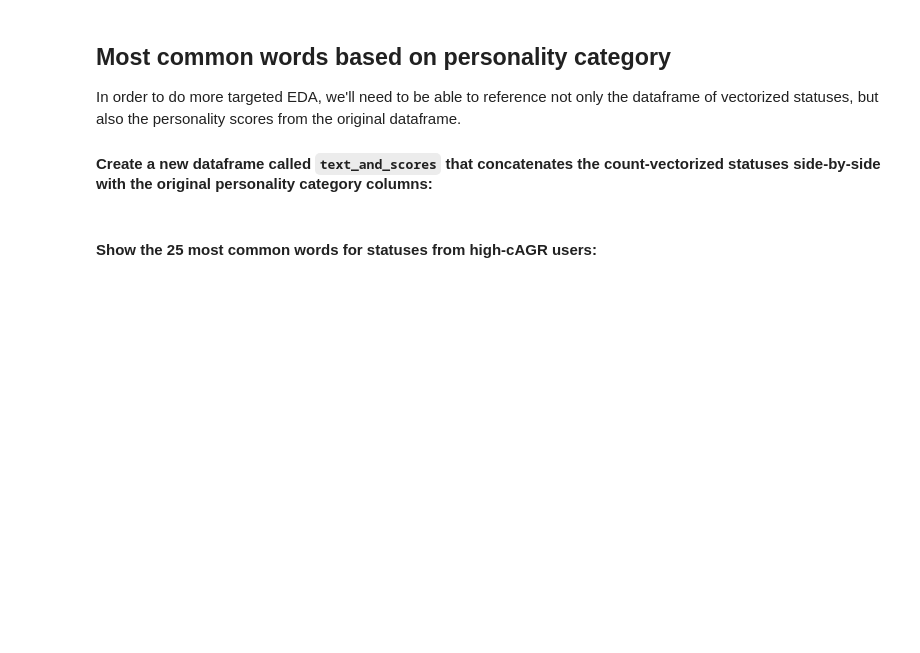
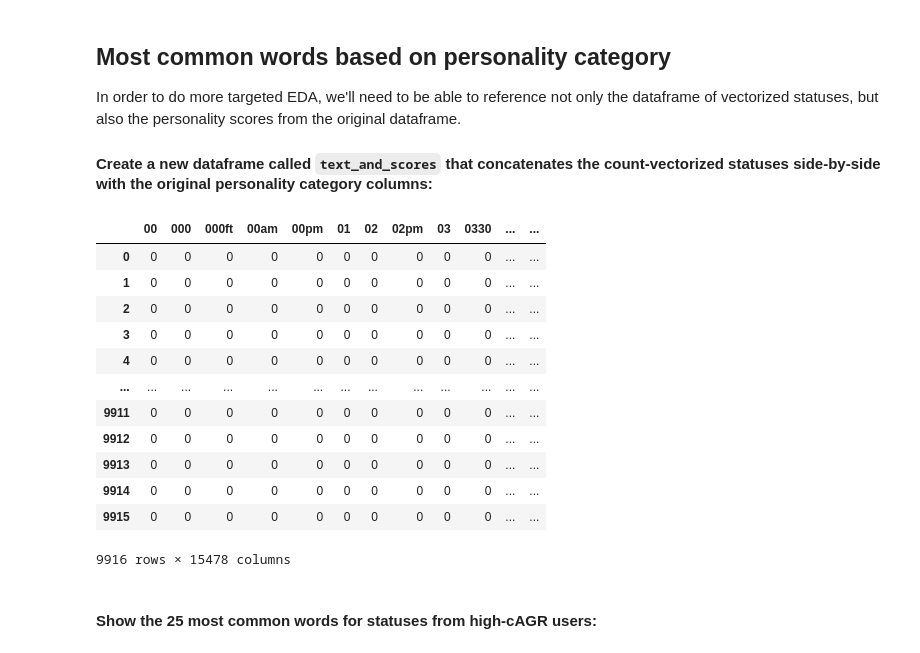
Before and after one commit to woodstockwins/1213-iris, a Jupyter notebook: labs/5.02-lab-nlp-master/lab-5.02-gene.ipynb, the cells around one changed output. Cells and saved outputs as stored; diff of their text form; code cells hidden in the pictures; blank space fills up the shorter version.

```diff
--- a/labs/5.02-lab-nlp-master/lab-5.02-gene.ipynb
+++ b/labs/5.02-lab-nlp-master/lab-5.02-gene.ipynb
@@ -434,5 +481,22 @@ Hint: The attached PDF also contains an explanation.
 In order to do more targeted EDA, we'll need to be able to reference not only the dataframe of vectorized statuses, but also the personality scores from the original dataframe.
 
 #### Create a new dataframe called `text_and_scores` that concatenates the count-vectorized statuses side-by-side with the original personality category columns:
+# %%
+text_and_scores = status_tf.join(df[['sext', 'sneu', 'sarg', 'scon', 'sopn', 'cext', 'cneu', 'carg', 'ccon', 'copn']])
+text_and_scores
+# %% [output]
+|  | 00 | 000 | 000ft | 00am | 00pm | 01 | 02 | 02pm | 03 | 0330 | ... | ... |
+| 0 | 0 | 0 | 0 | 0 | 0 | 0 | 0 | 0 | 0 | 0 | ... | ... |
+| 1 | 0 | 0 | 0 | 0 | 0 | 0 | 0 | 0 | 0 | 0 | ... | ... |
+| 2 | 0 | 0 | 0 | 0 | 0 | 0 | 0 | 0 | 0 | 0 | ... | ... |
+| 3 | 0 | 0 | 0 | 0 | 0 | 0 | 0 | 0 | 0 | 0 | ... | ... |
+| 4 | 0 | 0 | 0 | 0 | 0 | 0 | 0 | 0 | 0 | 0 | ... | ... |
+| ... | ... | ... | ... | ... | ... | ... | ... | ... | ... | ... | ... | ... |
+| 9911 | 0 | 0 | 0 | 0 | 0 | 0 | 0 | 0 | 0 | 0 | ... | ... |
+| 9912 | 0 | 0 | 0 | 0 | 0 | 0 | 0 | 0 | 0 | 0 | ... | ... |
+| 9913 | 0 | 0 | 0 | 0 | 0 | 0 | 0 | 0 | 0 | 0 | ... | ... |
+| 9914 | 0 | 0 | 0 | 0 | 0 | 0 | 0 | 0 | 0 | 0 | ... | ... |
+| 9915 | 0 | 0 | 0 | 0 | 0 | 0 | 0 | 0 | 0 | 0 | ... | ... |
+9916 rows × 15478 columns
 # %% [markdown]
 #### Show the 25 most common words for statuses from high-cAGR users:
```
Also changed, not shown: parts of 7 cells of this notebook.
